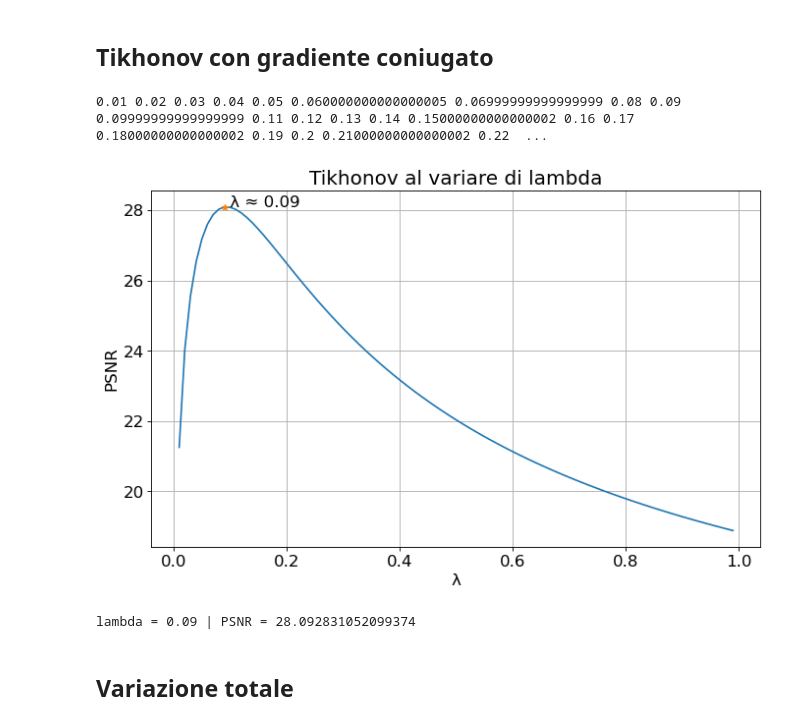
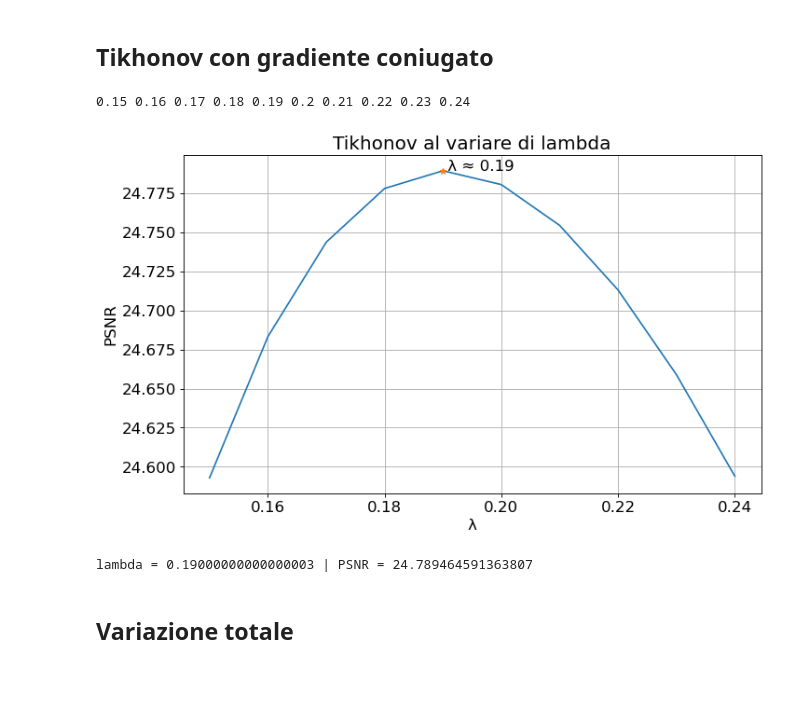
Before and after one commit to NotXia/imaging, a Jupyter notebook: progetto.ipynb, the cells around one changed output. Drawn from its saved outputs; the diff is of its cells as text; code cells hidden in the pictures; blank space fills up the shorter version.

```diff
--- a/progetto.ipynb
+++ b/progetto.ipynb
@@ -392,27 +393,32 @@ def plot_lambda_difference(x, y, title):
 
 curr_image = image1
 curr_blur = blur1
+
+curr_image = images[0]
+curr_blur = blurs[0]
 # %% [markdown]
 ## Tikhonov con gradiente coniugato
 # %%
-x_tikhonov1 = np.arange(0.01, 1, 0.01)
+# x_tikhonov1 = np.arange(0.01, 1, 0.01)
+# x_tikhonov1 = np.arange(0.01, 0.3, 0.05)
+x_tikhonov1 = np.arange(0.15, 0.25, 0.01)
 y_tikhonov1 = []
 
 for lamb in x_tikhonov1:
-    print(lamb, end=" ")
+    print(round(lamb, 3), end=" ")
     out = deblur_tikhonov_cg(curr_image, curr_blur, lamb)
     y_tikhonov1 = y_tikhonov1 + [metrics.peak_signal_noise_ratio(real_image, out["image"])]
+
+
+plot_lambda_difference(x_tikhonov1, y_tikhonov1, "Tikhonov al variare di lambda")
+
+max_i = y_tikhonov1.index(max(y_tikhonov1))  # Indice del punto migliore
+print(f"lambda = {x_tikhonov1[max_i]} | PSNR = {y_tikhonov1[max_i]}")
+tikhonov_best = x_tikhonov1[max_i]
 # %% [output]
-0.01 0.02 0.03 0.04 0.05 0.060000000000000005 0.06999999999999999 0.08 0.09 0.09999999999999999 0.11 0.12 0.13 0.14 0.15000000000000002 0.16 0.17 0.18000000000000002 0.19 0.2 0.21000000000000002 0.22  ...
+0.15 0.16 0.17 0.18 0.19 0.2 0.21 0.22 0.23 0.24
+[figure, added]
+lambda = 0.19000000000000003 | PSNR = 24.789464591363807
-# %%
-plot_lambda_difference(x_tikhonov1, y_tikhonov1, "Tikhonov al variare di lambda")
-
-max_i = y_tikhonov1.index(max(y_tikhonov1))  # Indice del punto migliore
-print(f"lambda = {x_tikhonov1[max_i]} | PSNR = {y_tikhonov1[max_i]}")
-tikhonov_best = x_tikhonov1[max_i]
-# %% [output]
-[figure, removed]
-lambda = 0.09 | PSNR = 28.092831052099374
 # %% [markdown]
 ## Variazione totale
 # %%
```
Also changed, not shown: parts of 19 cells of this notebook, 32 other files.
